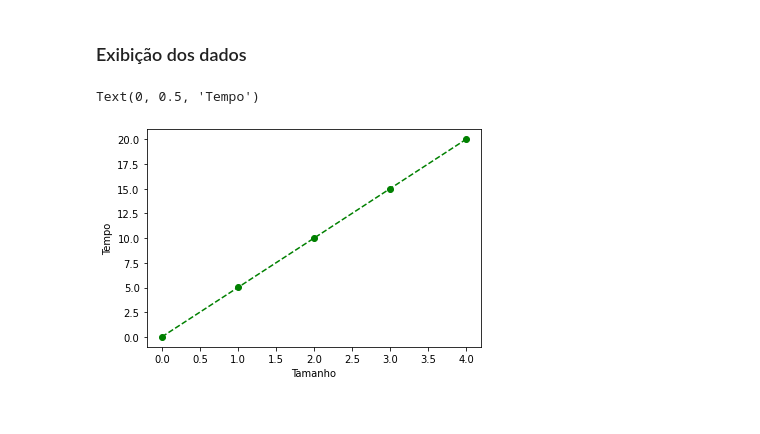
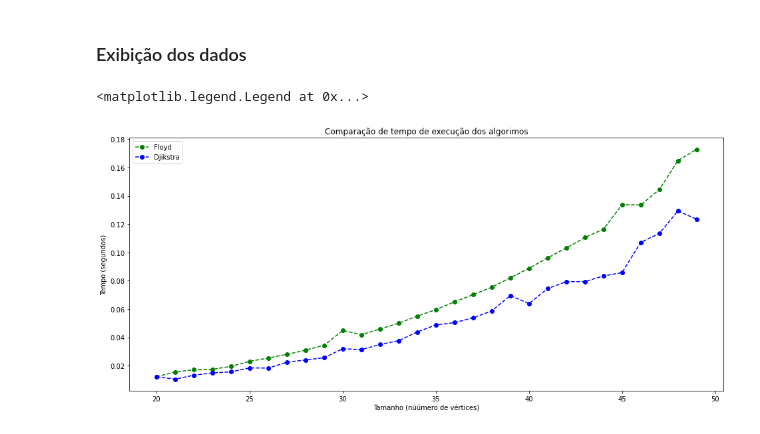
Before and after one commit to RonildoSilva/Avalia-o-Te-rica---Floyd-x-Dijkstra, a Jupyter notebook: Submissão_2_[Floyd_x_Dijkstra]_(Avaliação_Teórica).ipynb, the cells around one changed output. Cells and saved outputs as stored; diff of their text form; code cells hidden in the pictures.

```diff
--- a/Submissão_2_[Floyd_x_Dijkstra]_(Avaliação_Teórica).ipynb
+++ b/Submissão_2_[Floyd_x_Dijkstra]_(Avaliação_Teórica).ipynb
@@ -124,15 +123,0 @@ print(graph)
-# %%
-import random
-import time
-
-size_time_data = list()
-cols = ['size', 'time']
-
-for i in range(N):
-    start = time.time()
-    time.sleep(5 * i)
-    end = time.time()
-
-    delta_time = end - start
-
-    size_time_data.append([i, delta_time])
@@ -141,4 +166,4 @@ for i in range(N):
 # %%
 import pandas as pd
 # %%
-df_dijkstra = pd.DataFrame(size_time_data, columns=cols)
+df_fl_dj = pd.DataFrame(size_time_data, columns=cols)
@@ -156,13 +192,21 @@ df_dijkstra
 # %%
 import matplotlib.pyplot as plt
 
-plt.plot(df_dijkstra['size'], df_dijkstra['time'],
+plt.figure(figsize=(16,7))
+plt.title('Comparação de tempo de execução dos algorimos')
+
+plt.plot(df_fl_dj['size'], df_fl_dj['floyd_time'],
          color='green', marker='o', linestyle='dashed')
+
+plt.plot(df_fl_dj['size'], df_fl_dj['djikstra_time'],
+         color='blue', marker='o', linestyle='dashed')
 
 #plt.scatter(df_dijkstra['size'], df_dijkstra['time'])
 
-plt.xlabel('Tamanho')
-plt.ylabel('Tempo')
+plt.xlabel('Tamanho (núúmero de vértices)')
+plt.ylabel('Tempo (segundos)')
+
+plt.legend(['Floyd', 'Djikstra'])
 # %% [output]
-Text(0, 0.5, 'Tempo')
+<matplotlib.legend.Legend at 0x...>
-[figure, old version]
+[figure, new version]
```
Also changed, not shown: parts of 4 cells of this notebook.
